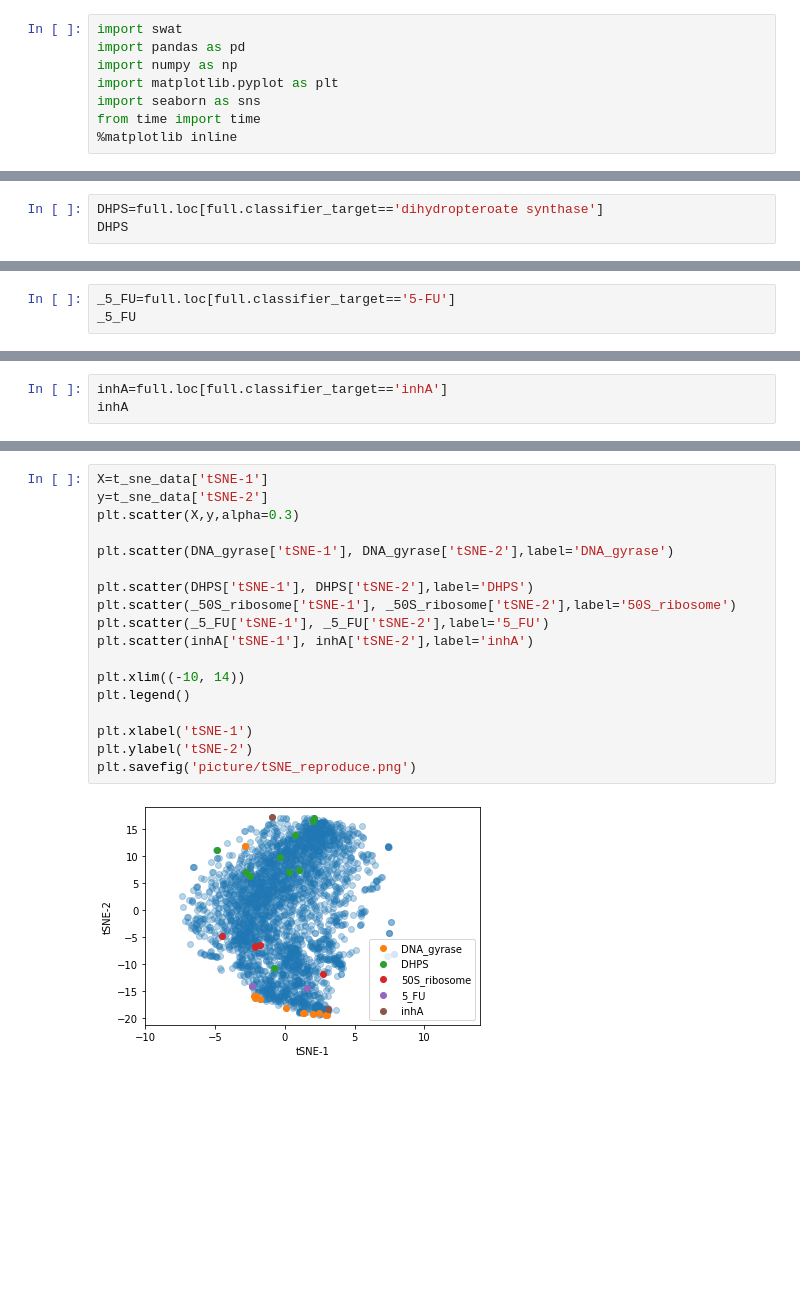
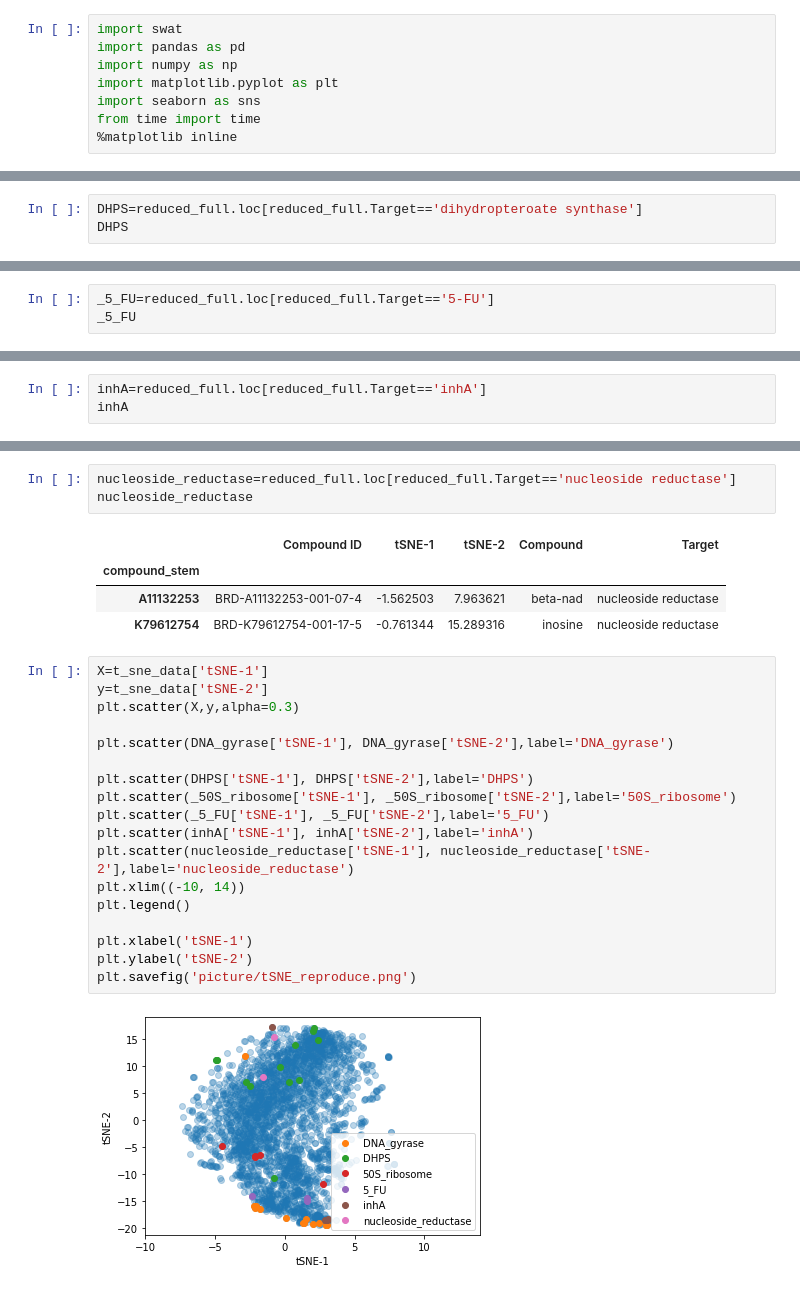
Before and after one commit to ZixuanFeng-NYU/Research-process, a Jupyter notebook: t-SNE_paper_plot_reproduce.ipynb, the cells around one changed output, grey strips where cells are left out. Cells and saved outputs as stored; diff of their text form; blank space fills up the shorter version.

```diff
--- a/t-SNE_paper_plot_reproduce.ipynb
+++ b/t-SNE_paper_plot_reproduce.ipynb
@@ -108,4 +177,4 @@ DNA_gyrase
 # %%
-DHPS=full.loc[full.classifier_target=='dihydropteroate synthase']
+DHPS=reduced_full.loc[reduced_full.Target=='dihydropteroate synthase']
 DHPS
 # %% [output]
@@ -135,4 +206,4 @@ _50S_ribosome
 # %%
-_5_FU=full.loc[full.classifier_target=='5-FU']
+_5_FU=reduced_full.loc[reduced_full.Target=='5-FU']
 _5_FU
 # %% [output]
@@ -143,4 +215,4 @@ _5_FU
 # %%
-inhA=full.loc[full.classifier_target=='inhA']
+inhA=reduced_full.loc[reduced_full.Target=='inhA']
 inhA
 # %% [output]
@@ -151,20 +227,28 @@ inhA
+# %%
+nucleoside_reductase=reduced_full.loc[reduced_full.Target=='nucleoside reductase']
+nucleoside_reductase
+# %% [output]
+|  | Compound ID | tSNE-1 | tSNE-2 | Compound | Target |
+| compound_stem |  |  |  |  |  |
+| A11132253 | BRD-A11132253-001-07-4 | -1.562503 | 7.963621 | beta-nad | nucleoside reductase |
+| K79612754 | BRD-K79612754-001-17-5 | -0.761344 | 15.289316 | inosine | nucleoside reductase |
 # %%
 X=t_sne_data['tSNE-1']
 y=t_sne_data['tSNE-2']
 plt.scatter(X,y,alpha=0.3)
 
 plt.scatter(DNA_gyrase['tSNE-1'], DNA_gyrase['tSNE-2'],label='DNA_gyrase')
 
 plt.scatter(DHPS['tSNE-1'], DHPS['tSNE-2'],label='DHPS')
 plt.scatter(_50S_ribosome['tSNE-1'], _50S_ribosome['tSNE-2'],label='50S_ribosome')
 plt.scatter(_5_FU['tSNE-1'], _5_FU['tSNE-2'],label='5_FU')
 plt.scatter(inhA['tSNE-1'], inhA['tSNE-2'],label='inhA')
-
+plt.scatter(nucleoside_reductase['tSNE-1'], nucleoside_reductase['tSNE-2'],label='nucleoside_reductase')
 plt.xlim((-10, 14))
 plt.legend()
 
 plt.xlabel('tSNE-1')
 plt.ylabel('tSNE-2')
 plt.savefig('picture/tSNE_reproduce.png')
 # %% [output]
-[figure, old version]
+[figure, new version]
```
Also changed, not shown: parts of 18 cells of this notebook.
